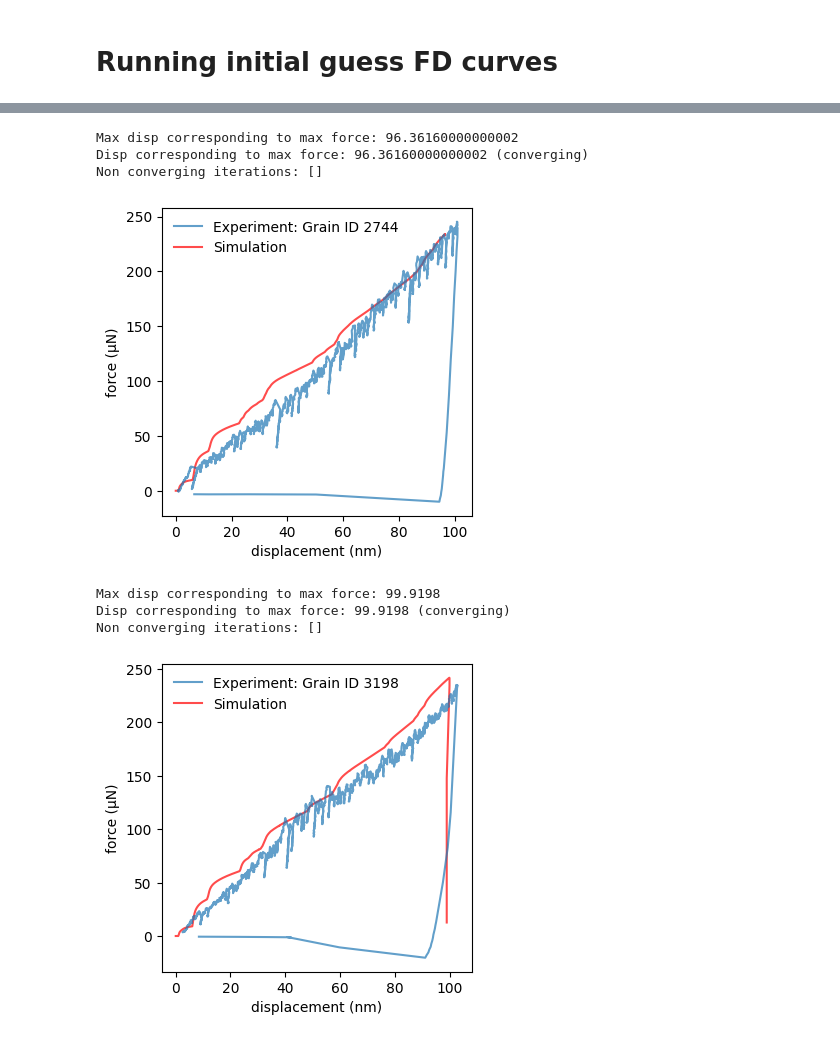
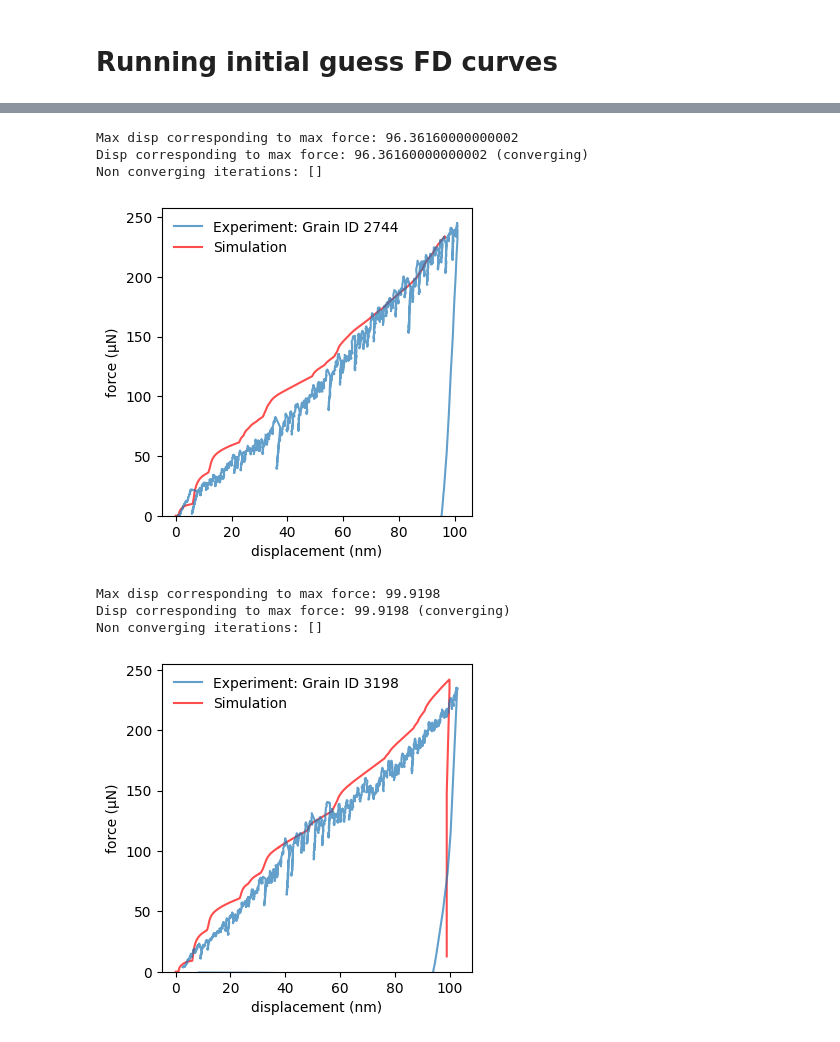
Before and after one commit to LianjGroup/Abaqus-Nanoindentation-Project, a Jupyter notebook: notebooks/plot_FD_Curves.ipynb, the cells around one changed output, grey strips where cells are left out. Drawn from its saved outputs; the diff is of its cells as text; code cells hidden in the pictures.

```diff
--- a/notebooks/plot_FD_Curves.ipynb
+++ b/notebooks/plot_FD_Curves.ipynb
@@ -365,7 +366,7 @@ plt.plot([], [], label=f"Simulation", color="red", alpha=0.7)
 plt.xlabel("displacement (nm)")
 plt.ylabel("force (µN)")
 plt.legend(frameon=False)
-
+plt.ylim(bottom=0)
 #plt.title(r"Initial guess - grain 2744 | strain rate 0.1 $s^{-1}$ | n = 20")
 
 print(f"Non converging iterations: {nonconverging_iters}")
@@ -373,7 +374,7 @@ print(f"Non converging iterations: {nonconverging_iters}")
 Max disp corresponding to max force: 96.36160000000002
 Disp corresponding to max force: 96.36160000000002 (converging)
 Non converging iterations: []
-[figure, old version]
+[figure, new version]
 # %%
 FD_Curves = np.load(f"{resultPath}/grain_3198_sr_0p1/iteration/common/FD_Curves.npy", allow_pickle=True).tolist()
 
@@ -403,32 +404,32 @@ for i, (params, dispForce) in enumerate(FD_Curves.items()):
         print(f"Disp corresponding to max force: {disp[np.argmax(force)]} (nonconverging)")
     else:
         print(f"Disp corresponding to max force: {disp[np.argmax(force)]} (converging)")
         # plt.plot(disp, force, color="orange", alpha=0.3)
 
 plt.figure(figsize=(4,4))
 
 for i, (params, dispForce) in enumerate(FD_Curves.items()):
     disp = dispForce["displacement"]
     force = dispForce["force"]
     if i not in nonconverging_iters:
         plt.plot(disp, force, color="red", alpha=0.7)
 
 data = pd.read_excel(f"{targetPath}/grain_3198_sr_0p1/FD_Curve.xlsx", engine='openpyxl')
 
 expForce = data["force/microN"]
 expDisplacement = data["displacement/nm"]
 
 plt.plot(expDisplacement, expForce, label=f"Experiment: Grain ID 3198", alpha=0.7)
 plt.plot([], [], label="Simulation", color="red", alpha=0.7)
 plt.xlabel("displacement (nm)")
 plt.ylabel("force (µN)")
 plt.legend(frameon=False)
-
+plt.ylim(bottom=0)
 #plt.title(r"Initial guess - grain 3198 | strain rate 0.1 $s^{-1}$ | n = 20")
 
 print(f"Non converging iterations: {nonconverging_iters}")
 # %% [output]
 Max disp corresponding to max force: 99.9198
 Disp corresponding to max force: 99.9198 (converging)
 Non converging iterations: []
-[figure, old version]
+[figure, new version]
```
Also changed, not shown: parts of 4 cells of this notebook.
